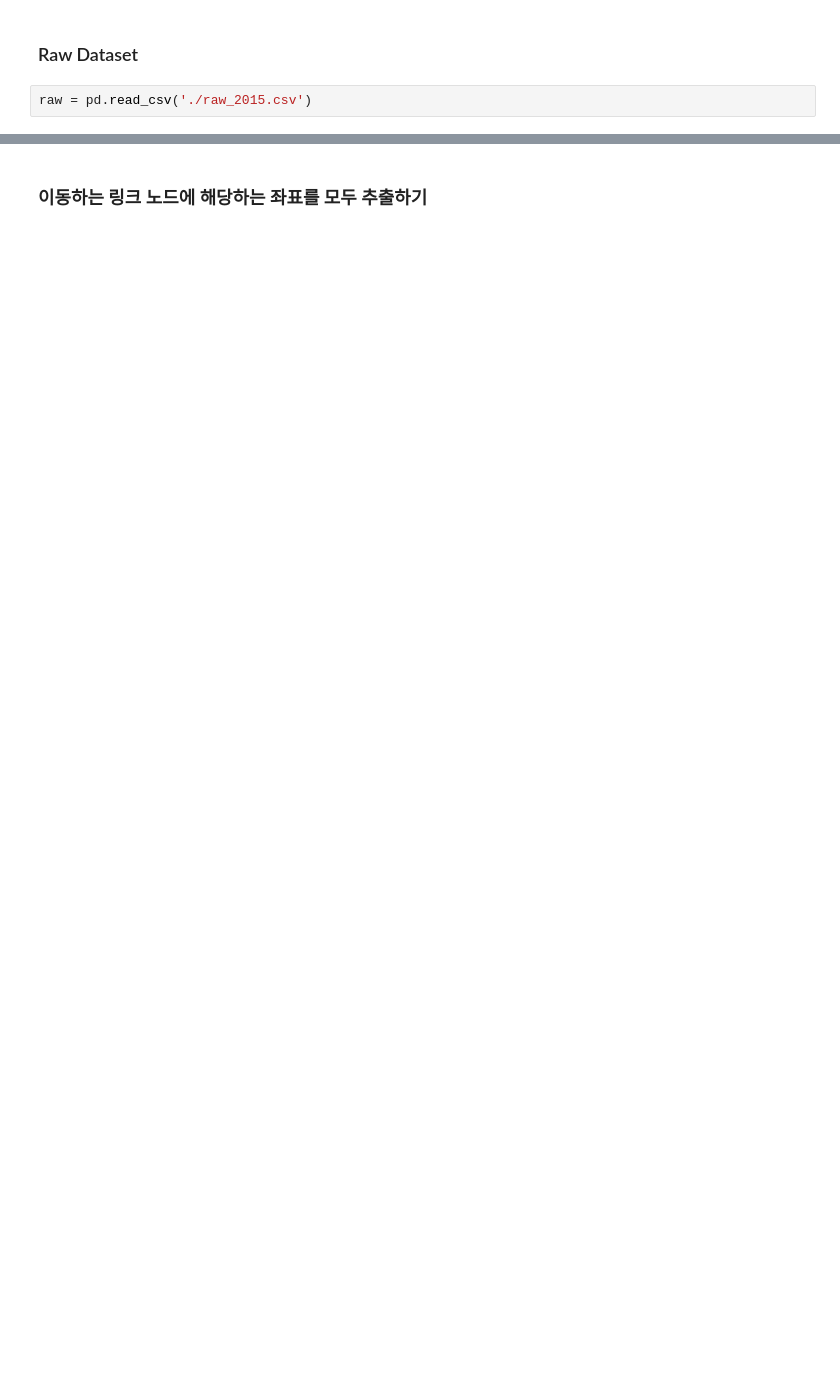
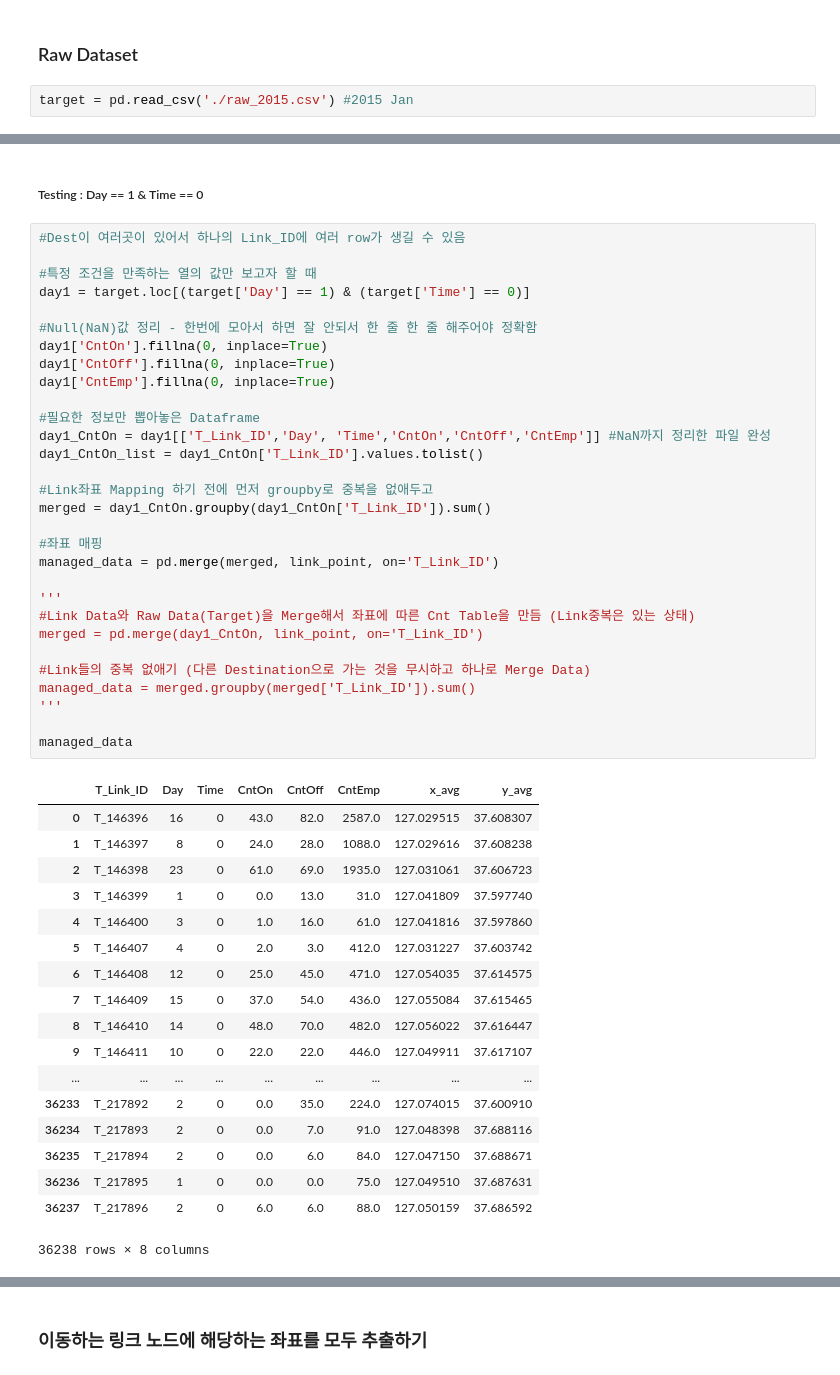
Before and after one commit to alex-kpark/Seoul-Taxidata, a Jupyter notebook: taxi/Taxi Scratch.ipynb, the cells around one changed output, grey strips where cells are left out. Cells and saved outputs as stored; diff of their text form; blank space fills up the shorter version.

```diff
--- a/taxi/Taxi Scratch.ipynb
+++ b/taxi/Taxi Scratch.ipynb
@@ -51,4 +60,4 @@ json_response
 # %% [markdown]
 ### Raw Dataset
 # %%
-raw = pd.read_csv('./raw_2015.csv')
+target = pd.read_csv('./raw_2015.csv') #2015 Jan
@@ -132,0 +64,51 @@ link_data
+# %% [markdown]
+##### Testing : Day == 1 & Time == 0
+# %%
+#Dest이 여러곳이 있어서 하나의 Link_ID에 여러 row가 생길 수 있음
+
+#특정 조건을 만족하는 열의 값만 보고자 할 때
+day1 = target.loc[(target['Day'] == 1) & (target['Time'] == 0)]
+
+#Null(NaN)값 정리 - 한번에 모아서 하면 잘 안되서 한 줄 한 줄 해주어야 정확함
+day1['CntOn'].fillna(0, inplace=True)
+day1['CntOff'].fillna(0, inplace=True)
+day1['CntEmp'].fillna(0, inplace=True)
+
+#필요한 정보만 뽑아놓은 Dataframe
+day1_CntOn = day1[['T_Link_ID','Day', 'Time','CntOn','CntOff','CntEmp']] #NaN까지 정리한 파일 완성
+day1_CntOn_list = day1_CntOn['T_Link_ID'].values.tolist()
+
+#Link좌표 Mapping 하기 전에 먼저 groupby로 중복을 없애두고
+merged = day1_CntOn.groupby(day1_CntOn['T_Link_ID']).sum()
+
+#좌표 매핑
+managed_data = pd.merge(merged, link_point, on='T_Link_ID')
+
+'''
+#Link Data와 Raw Data(Target)을 Merge해서 좌표에 따른 Cnt Table을 만듬 (Link중복은 있는 상태)
+merged = pd.merge(day1_CntOn, link_point, on='T_Link_ID')
+
+#Link들의 중복 없애기 (다른 Destination으로 가는 것을 무시하고 하나로 Merge Data)
+managed_data = merged.groupby(merged['T_Link_ID']).sum()
+'''
+
+managed_data
+# %% [output]
+|  | T_Link_ID | Day | Time | CntOn | CntOff | CntEmp | x_avg | y_avg |
+| 0 | T_146396 | 16 | 0 | 43.0 | 82.0 | 2587.0 | 127.029515 | 37.608307 |
+| 1 | T_146397 | 8 | 0 | 24.0 | 28.0 | 1088.0 | 127.029616 | 37.608238 |
+| 2 | T_146398 | 23 | 0 | 61.0 | 69.0 | 1935.0 | 127.031061 | 37.606723 |
+| 3 | T_146399 | 1 | 0 | 0.0 | 13.0 | 31.0 | 127.041809 | 37.597740 |
+| 4 | T_146400 | 3 | 0 | 1.0 | 16.0 | 61.0 | 127.041816 | 37.597860 |
+| 5 | T_146407 | 4 | 0 | 2.0 | 3.0 | 412.0 | 127.031227 | 37.603742 |
+| 6 | T_146408 | 12 | 0 | 25.0 | 45.0 | 471.0 | 127.054035 | 37.614575 |
+| 7 | T_146409 | 15 | 0 | 37.0 | 54.0 | 436.0 | 127.055084 | 37.615465 |
+| 8 | T_146410 | 14 | 0 | 48.0 | 70.0 | 482.0 | 127.056022 | 37.616447 |
+| 9 | T_146411 | 10 | 0 | 22.0 | 22.0 | 446.0 | 127.049911 | 37.617107 |
+| ... | ... | ... | ... | ... | ... | ... | ... | ... |
+| 36233 | T_217892 | 2 | 0 | 0.0 | 35.0 | 224.0 | 127.074015 | 37.600910 |
+| 36234 | T_217893 | 2 | 0 | 0.0 | 7.0 | 91.0 | 127.048398 | 37.688116 |
+| 36235 | T_217894 | 2 | 0 | 0.0 | 6.0 | 84.0 | 127.047150 | 37.688671 |
+| 36236 | T_217895 | 1 | 0 | 0.0 | 0.0 | 75.0 | 127.049510 | 37.687631 |
+| 36237 | T_217896 | 2 | 0 | 6.0 | 6.0 | 88.0 | 127.050159 | 37.686592 |
+36238 rows × 8 columns
```
Also changed, not shown: parts of 16 cells of this notebook, 3 other files.
